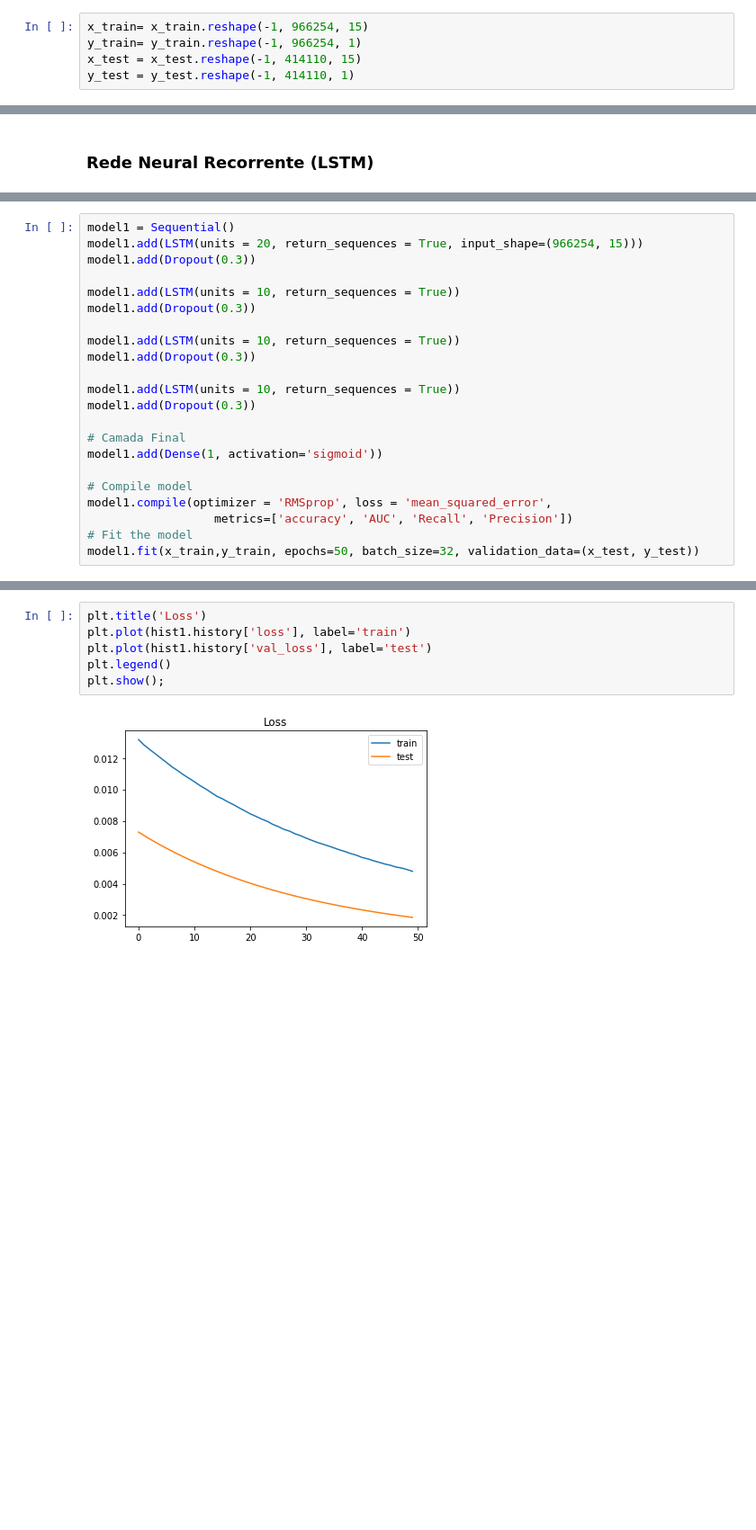
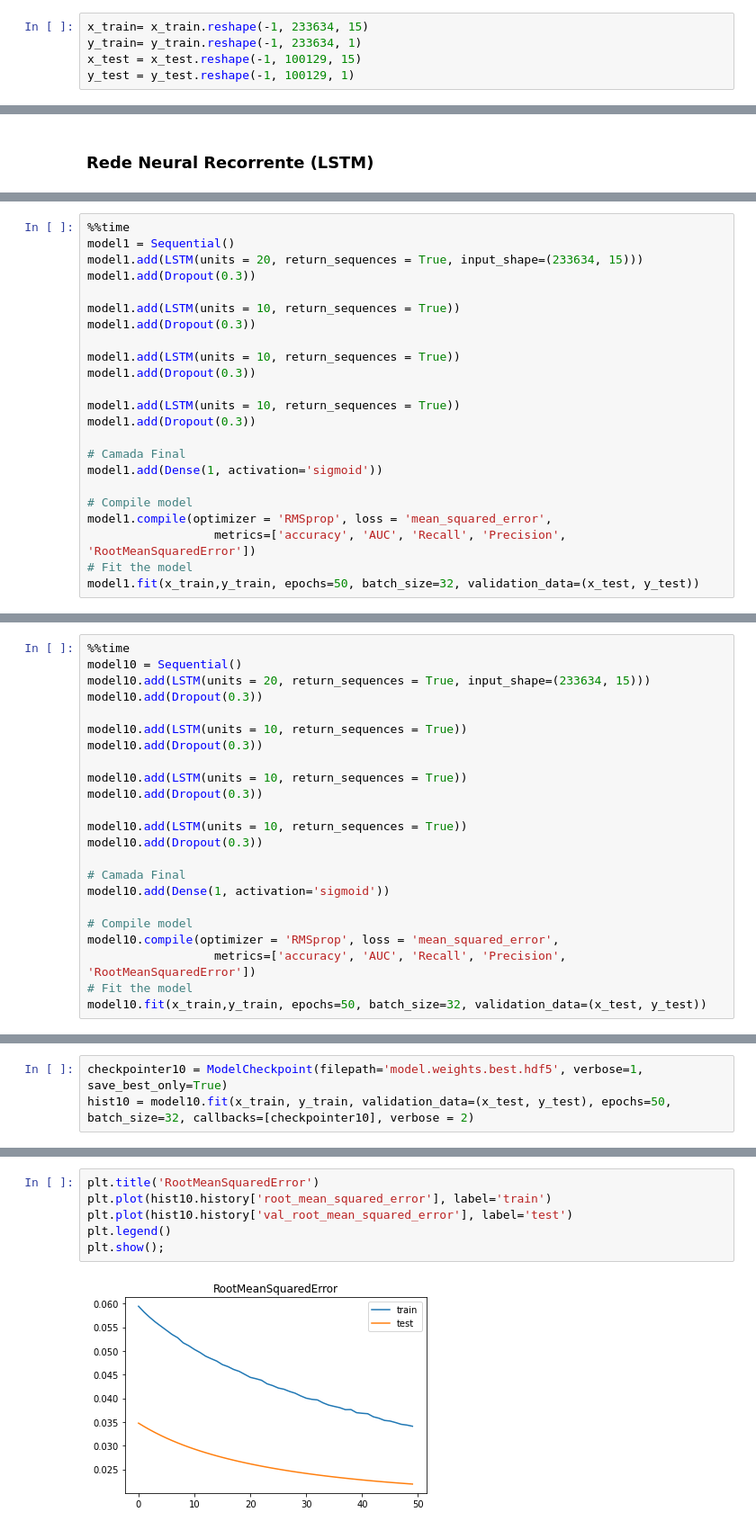
Before and after one commit to RodrigoTorbes/DeteccaoDDoS_DeepLearning, a Jupyter notebook: deeplearning_SYN.ipynb, the cells around one changed output, grey strips where cells are left out. Shown at 90% size. Saved outputs shown, nothing was run; the diff lists cells and outputs as text; blank space fills up the shorter version.

```diff
--- a/deeplearning_SYN.ipynb
+++ b/deeplearning_SYN.ipynb
@@ -201,10 +211,10 @@ y_test = y_test.values.reshape(-1,1)
 # %% [markdown]
 ### Formatação do tensor em 3D
 # %%
-x_train= x_train.reshape(-1, 966254, 15)
-y_train= y_train.reshape(-1, 966254, 1)
-x_test = x_test.reshape(-1, 414110, 15)
-y_test = y_test.reshape(-1, 414110, 1)
+x_train= x_train.reshape(-1, 233634, 15)
+y_train= y_train.reshape(-1, 233634, 1)
+x_test = x_test.reshape(-1, 100129, 15)
+y_test = y_test.reshape(-1, 100129, 1)
 # %%
 print(x_train.shape)
 print(y_train.shape)
@@ -220,6 +232,7 @@ print(y_test.shape)
 # %%
+%%time
 model1 = Sequential()
-model1.add(LSTM(units = 20, return_sequences = True, input_shape=(966254, 15)))
+model1.add(LSTM(units = 20, return_sequences = True, input_shape=(233634, 15)))
 model1.add(Dropout(0.3))
 
 model1.add(LSTM(units = 10, return_sequences = True))
@@ -236,7 +249,7 @@ model1.add(Dense(1, activation='sigmoid'))
 
 # Compile model
 model1.compile(optimizer = 'RMSprop', loss = 'mean_squared_error',
-                  metrics=['accuracy', 'AUC', 'Recall', 'Precision'])
+                  metrics=['accuracy', 'AUC', 'Recall', 'Precision', 'RootMeanSquaredError'])
 # Fit the model
 model1.fit(x_train,y_train, epochs=50, batch_size=32, validation_data=(x_test, y_test))
 # %% [output]
@@ -316,0 +1141,23 @@ Precision: 99.97%
+# %%
+%%time
+model10 = Sequential()
+model10.add(LSTM(units = 20, return_sequences = True, input_shape=(233634, 15)))
+model10.add(Dropout(0.3))
+
+model10.add(LSTM(units = 10, return_sequences = True))
+model10.add(Dropout(0.3))
+
+model10.add(LSTM(units = 10, return_sequences = True))
+model10.add(Dropout(0.3))
+
+model10.add(LSTM(units = 10, return_sequences = True))
+model10.add(Dropout(0.3))
+
+# Camada Final
+model10.add(Dense(1, activation='sigmoid'))
+
+# Compile model
+model10.compile(optimizer = 'RMSprop', loss = 'mean_squared_error',
+                  metrics=['accuracy', 'AUC', 'Recall', 'Precision', 'RootMeanSquaredError'])
+# Fit the model
+model10.fit(x_train,y_train, epochs=50, batch_size=32, validation_data=(x_test, y_test))
@@ -316,0 +1202,3 @@ Precision: 99.97%
+# %%
+checkpointer10 = ModelCheckpoint(filepath='model.weights.best.hdf5', verbose=1, save_best_only=True)
+hist10 = model10.fit(x_train, y_train, validation_data=(x_test, y_test), epochs=50, batch_size=32, callbacks=[checkpointer10], verbose = 2)
@@ -317,8 +1240,8 @@ Precision: 99.97%
 # %%
-plt.title('Loss')
-plt.plot(hist1.history['loss'], label='train')
-plt.plot(hist1.history['val_loss'], label='test')
+plt.title('RootMeanSquaredError')
+plt.plot(hist10.history['root_mean_squared_error'], label='train')
+plt.plot(hist10.history['val_root_mean_squared_error'], label='test')
 plt.legend()
 plt.show();
 # %% [output]
-[figure, old version]
+[figure, new version]
```
Also changed, not shown: parts of 62 cells of this notebook.
